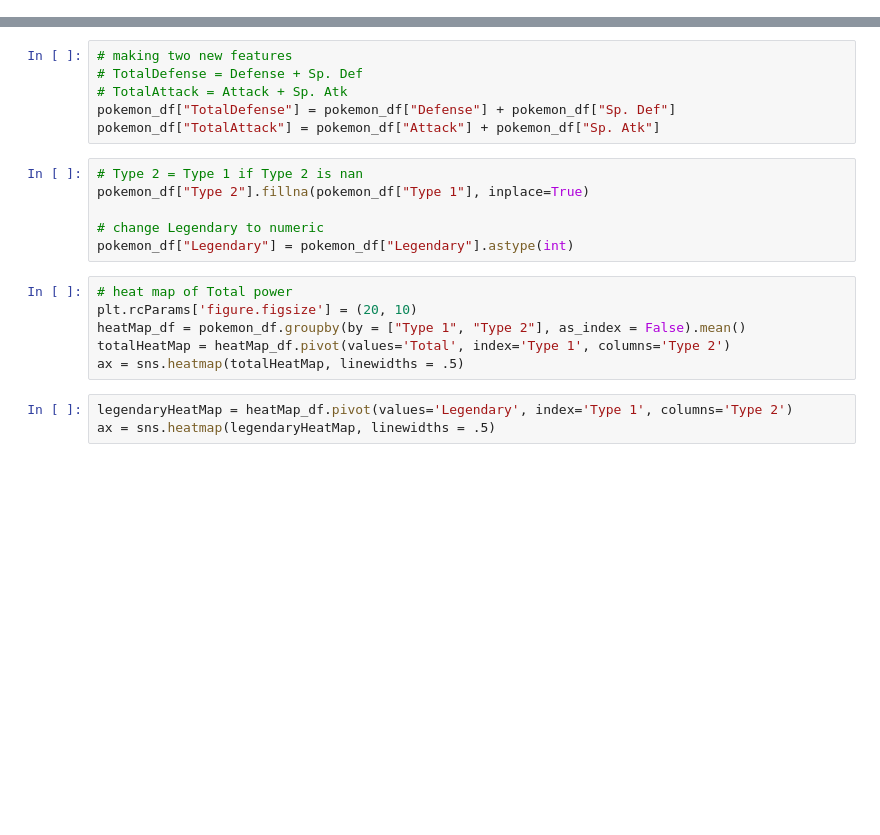
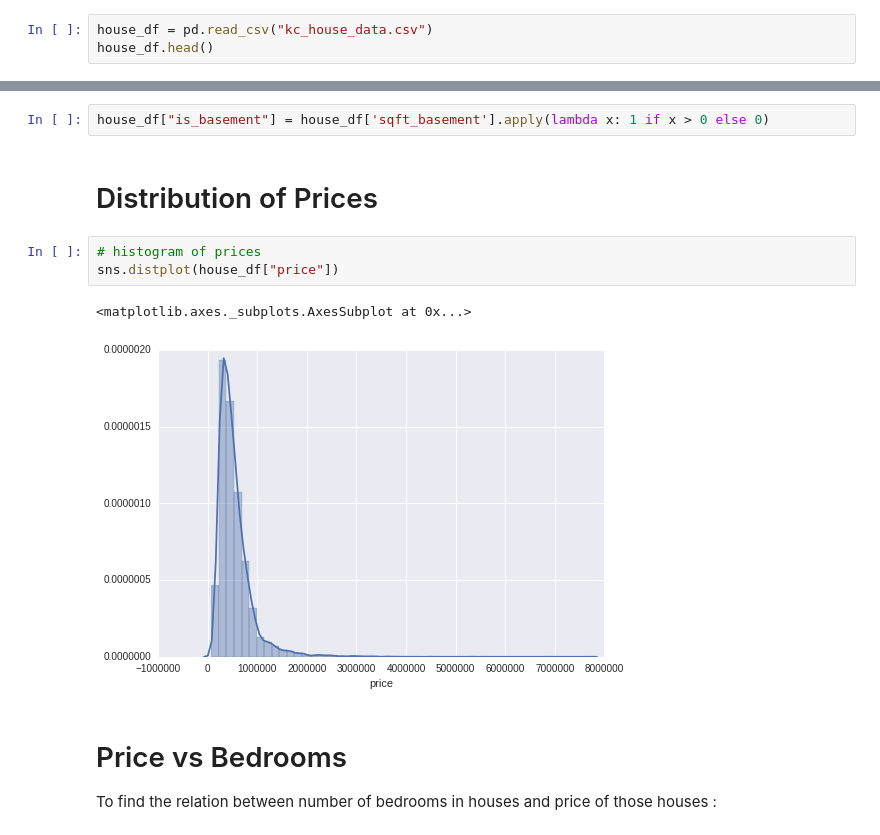
Before and after one commit to BhagyeshVikani/House-Sales-in-King-County-USA, a Jupyter notebook: Want to Buy a house?.ipynb, the cells around one changed output, grey strips where cells are left out. Cells and saved outputs as stored; diff of their text form; blank space fills up the shorter version.

```diff
--- a/Want to Buy a house?.ipynb
+++ b/Want to Buy a house?.ipynb
@@ -15,0 +9,3 @@ pokemon_df.head()
+# %%
+house_df = pd.read_csv("kc_house_data.csv")
+house_df.head()
@@ -18,21 +40,13 @@ pokemon_df.info()
-# %%
-# making two new features
-# TotalDefense = Defense + Sp. Def
-# TotalAttack = Attack + Sp. Atk
-pokemon_df["TotalDefense"] = pokemon_df["Defense"] + pokemon_df["Sp. Def"]
-pokemon_df["TotalAttack"] = pokemon_df["Attack"] + pokemon_df["Sp. Atk"]
-# %%
-# Type 2 = Type 1 if Type 2 is nan
-pokemon_df["Type 2"].fillna(pokemon_df["Type 1"], inplace=True)
-
-# change Legendary to numeric
-pokemon_df["Legendary"] = pokemon_df["Legendary"].astype(int)
-# %%
-# heat map of Total power
-plt.rcParams['figure.figsize'] = (20, 10)
-heatMap_df = pokemon_df.groupby(by = ["Type 1", "Type 2"], as_index = False).mean()
-totalHeatMap = heatMap_df.pivot(values='Total', index='Type 1', columns='Type 2')
-ax = sns.heatmap(totalHeatMap, linewidths = .5)
-# %%
-legendaryHeatMap = heatMap_df.pivot(values='Legendary', index='Type 1', columns='Type 2')
-ax = sns.heatmap(legendaryHeatMap, linewidths = .5)
+# %%
+house_df["is_basement"] = house_df['sqft_basement'].apply(lambda x: 1 if x > 0 else 0)
+# %% [markdown]
+# Distribution of Prices
+# %%
+# histogram of prices
+sns.distplot(house_df["price"])
+# %% [output]
+<matplotlib.axes._subplots.AxesSubplot at 0x...>
+[figure, added]
+# %% [markdown]
+# Price vs Bedrooms
+To find the relation between number of bedrooms in houses and price of those houses :
```
Also changed, not shown: parts of 12 cells of this notebook.
